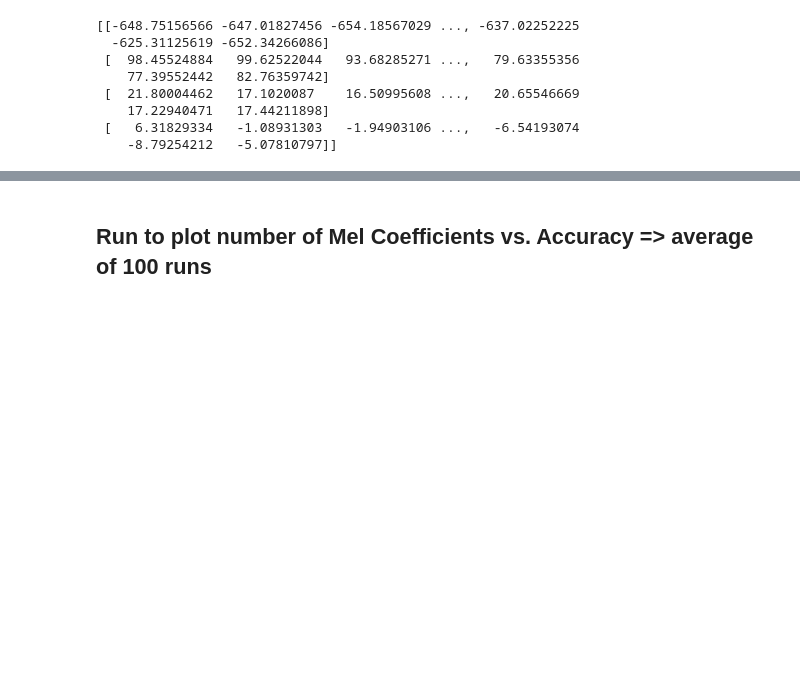
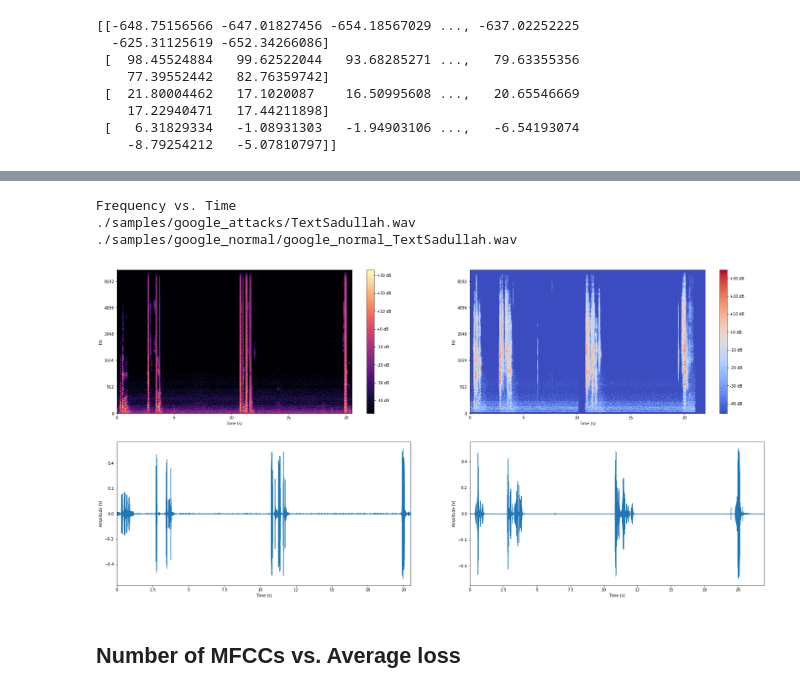
Before and after one commit to scanakci/DolphinAttack, a Jupyter notebook: AudioAnalysis/SupervisedLearning.ipynb, the cells around one changed output, grey strips where cells are left out. Cells and saved outputs as stored; diff of their text form; code cells hidden in the pictures; blank space fills up the shorter version.

```diff
--- a/AudioAnalysis/SupervisedLearning.ipynb
+++ b/AudioAnalysis/SupervisedLearning.ipynb
@@ -172,2 +164,38 @@ print (np.average(ypred))
-# %% [markdown]
-## Run to plot number of Mel Coefficients vs. Accuracy => average of 100 runs
+# %%
+
+#NEW PLOT: TEXT SADULLAH
+plt.figure(figsize=(30, 15))
+print ('Frequency vs. Time')
+for i in range(18,19):
+    print (GOOGLE_ATTACKS[i], GOOGLE_NORMAL[i])
+    #Load samples
+    sa, attack_sr = librosa.load(GOOGLE_ATTACKS[i])
+    attack_sample = librosa.amplitude_to_db(librosa.stft(sa))
+    sn, normal_sr = librosa.load(GOOGLE_NORMAL[i])
+    normal_sample = librosa.amplitude_to_db(librosa.stft(sn))
+    #Display Attack
+    plt.subplot(2, 2, 1)
+    librosa.display.specshow(attack_sample, x_axis='time', y_axis='mel')
+    plt.xlabel("Time (s)")
+    plt.colorbar(format='%+2.0f dB')
+    #Display Normal
+    plt.subplot(2, 2, 2)
+    librosa.display.specshow(normal_sample, x_axis='time', y_axis='mel')
+    plt.xlabel("Time (s)")
+    plt.colorbar(format='%+2.0f dB')
+    #Waveform attack
+    plt.subplot(2,2,3)
+    plt.ylabel("Amplitude (V)")
+    librosa.display.waveplot(sa,  x_axis='time')
+    plt.xlabel("Time (s)")
+    #Waveform attack
+    plt.subplot(2,2,4)
+    plt.ylabel("Amplitude (V)")
+    librosa.display.waveplot(sn,  x_axis='time')
+    plt.xlabel("Time (s)")
+# %% [output]
+Frequency vs. Time
+./samples/google_attacks/TextSadullah.wav ./samples/google_normal/google_normal_TextSadullah.wav
+[figure, added]
+# %% [markdown]
+##  Number of MFCCs vs. Average loss
```
Also changed, not shown: parts of 11 cells of this notebook.
